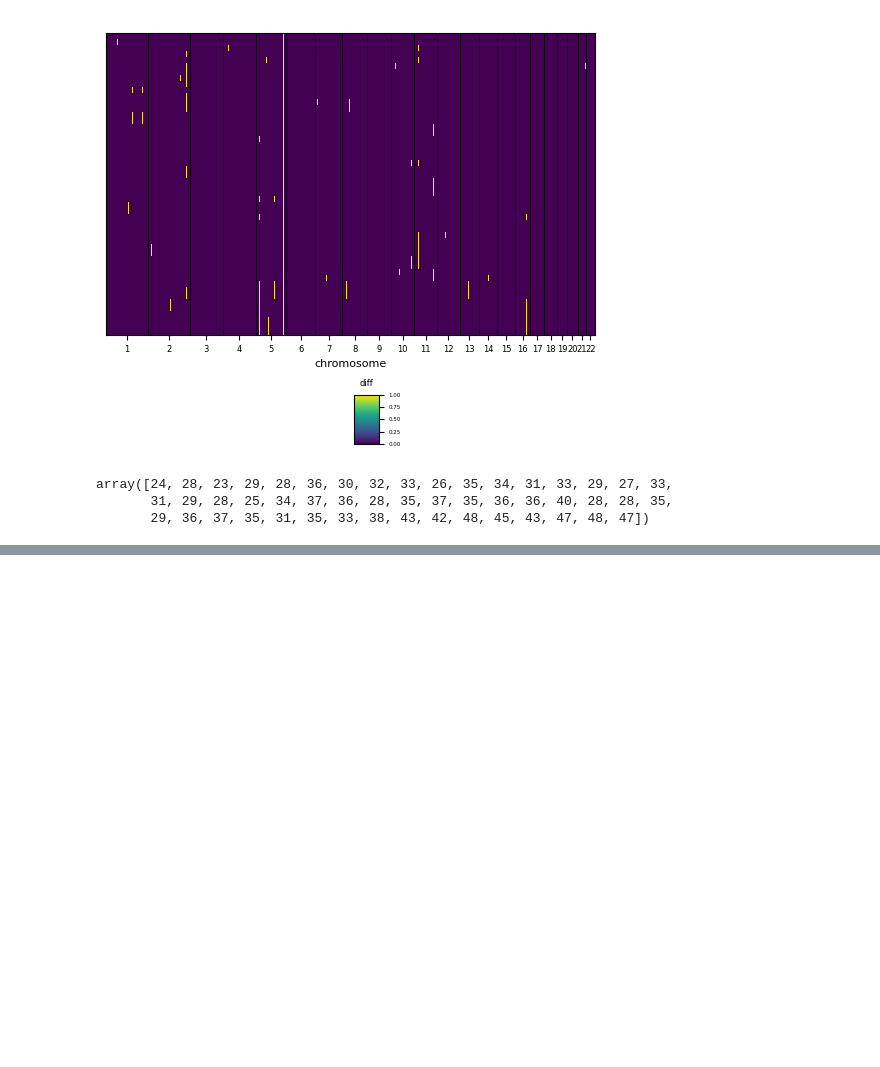
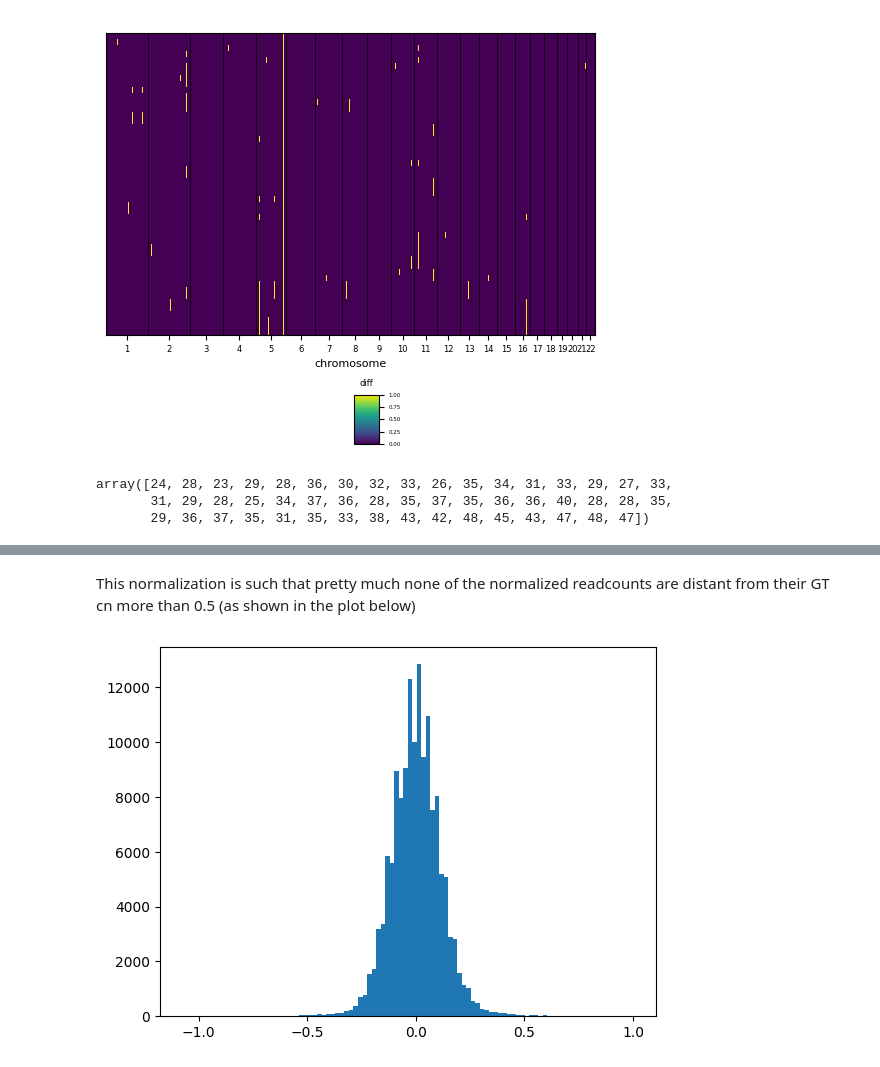
Before and after one commit to wxx20020407/cellmates_speedup, a Jupyter notebook: reproducibility/workflows/cnasim_makedata/workflow/notebooks/visualize_data.py.ipynb, the cells around one changed output, grey strips where cells are left out. Saved outputs shown, nothing was run; the diff lists cells and outputs as text; code cells hidden in the pictures; blank space fills up the shorter version.

```diff
--- a/reproducibility/workflows/cnasim_makedata/workflow/notebooks/visualize_data.py.ipynb
+++ b/reproducibility/workflows/cnasim_makedata/workflow/notebooks/visualize_data.py.ipynb
@@ -96,0 +115,8 @@ array([24, 28, 23, 29, 28, 36, 30, 32, 33, 26, 35, 34, 31, 33, 29, 27, 33,
+# %% [markdown]
+This normalization is such that pretty much none of the normalized readcounts are distant from their GT cn more than 0.5 (as shown in the plot below)
+# %%
+norm_err = test_adata.layers['copy'] - test_adata.layers['state']
+# plot err to see if it fits a gaussian
+g = plt.hist(norm_err.flatten(), bins=100)
+# %% [output]
+[figure, added]
```
Also changed, not shown: parts of 3 cells of this notebook, 7 other files.
